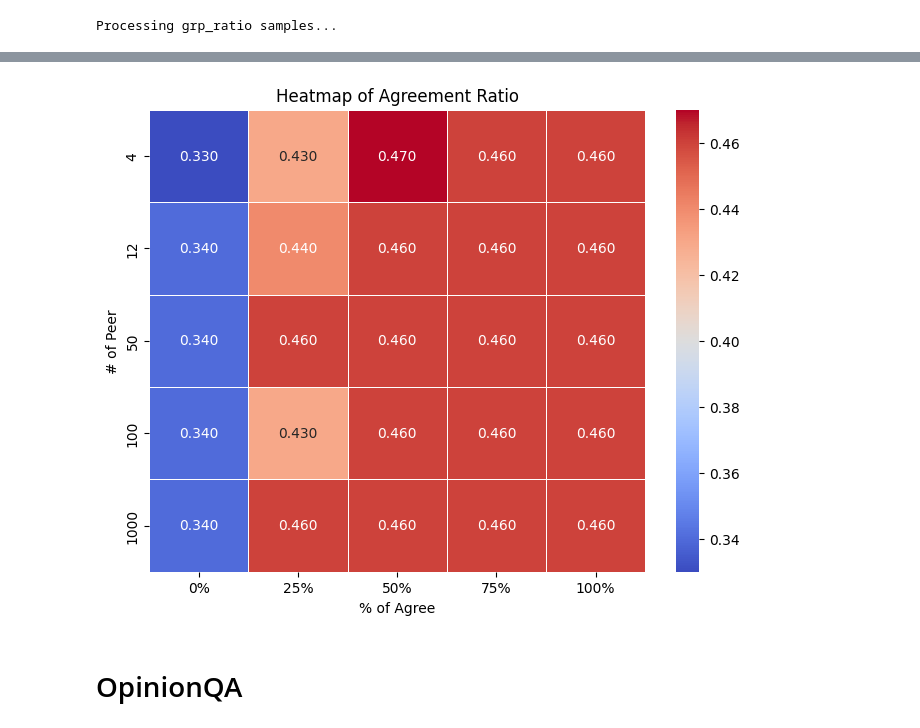
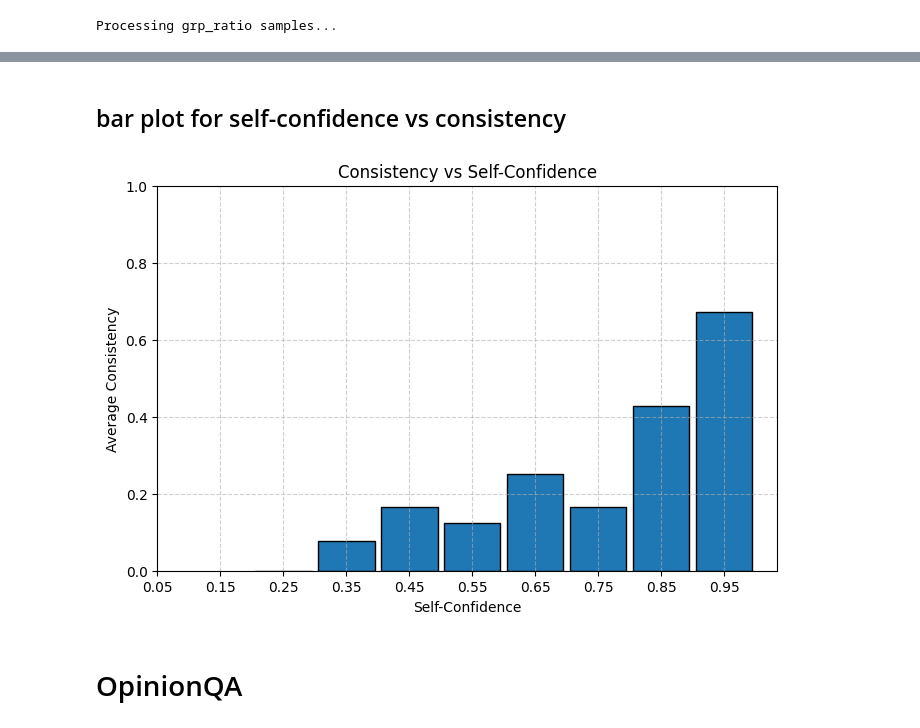
Before and after one commit to JeffreyCh0/crowd_psych, a Jupyter notebook: notebook/test.ipynb, the cells around one changed output, grey strips where cells are left out. Drawn from its saved outputs; the diff is of its cells as text; code cells hidden in the pictures.

```diff
--- a/notebook/test.ipynb
+++ b/notebook/test.ipynb
@@ -15,3 +15,8 @@ import seaborn as sns
 import re
 import random
 import ast
+# %%
+PATH = '../data/MMLU-Pro/results/mmlu_one_2nd.pkl'
+results = pickle.load(open(PATH, 'rb'))
+accuracy = [r['r^org']==r['answer'] for r in results]
+conf = [r['p_r^org'] for r in results]
@@ -39,6 +50,16 @@ import ast
 
 # with open('../data/mmlu_samples_140.pkl', 'rb') as f:
 #     mmlu_samples = pickle.load(f)
+# %%
+with open('../data/MMLU-Pro/results/res_mmlu_org.pkl', 'rb') as f:
+    res_mmlu_org = pickle.load(f)
+
+disagree_type = "lst"
+
+results = qa.mmlu_eval_one(res_mmlu_org, disagree_type)
+
+with open(f'../data/MMLU-Pro/results/mmlu_one_{disagree_type}.pkl', 'wb') as f:
+    pickle.dump(results, f)
 # %%
 with open('../data/MMLU-Pro/results/res_mmlu_org.pkl', 'rb') as f:
     res_mmlu_org = pickle.load(f)
@@ -128,23 +129,48 @@ plt.show()
-# %%
-# Define the data
-data = np.array(accuracy)
-
-# Define row and column labels
-row_labels = [4,12,50,100,1000]
-col_labels = ['0%', '25%', '50%', '75%', '100%']
-
-# Create DataFrame
-df = pd.DataFrame(data, index=row_labels, columns=col_labels)
-
-# Plot heatmap
-plt.figure(figsize=(8, 6))
-sns.heatmap(df, annot=True, cmap="coolwarm", fmt=".3f", linewidths=0.5)
-plt.xlabel("% of Agree")
-plt.ylabel("# of Peer")
-plt.title("Heatmap of Agreement Ratio")
-plt.show()
-# %% [output]
-[figure, removed]
+# %% [markdown]
+## bar plot for self-confidence vs consistency
+# %%
+import matplotlib.pyplot as plt
+import numpy as np
+
+# Load data
+PATH = '../data/MMLU-Pro/results/mmlu_one_2nd.pkl'
+with open(PATH, 'rb') as f:
+    results = pickle.load(f)
+
+# Extract accuracy and confidence
+accuracy = np.array([r['r'] == r['answer'] for r in results])
+consistency = np.array([r['r'] == r['r^org'] for r in results])
+conf = np.array([r['p_r^org'] for r in results])
+
+# Bin confidence scores into 10 bins from 0 to 1
+bins = np.linspace(0, 1, 11)
+bin_indices = np.digitize(conf, bins) - 1  # Adjust bin index to start at 0
+
+# Calculate average accuracy for each bin
+bin_accuracy = []
+bin_centers = []
+
+for i in range(10):
+    indices = bin_indices == i
+    if np.any(indices):
+        avg_acc = consistency[indices].mean()
+    else:
+        avg_acc = np.nan
+    bin_accuracy.append(avg_acc)
+    bin_centers.append((bins[i] + bins[i+1]) / 2)
+
+# Plot the bar chart
+plt.figure(figsize=(8, 5))
+plt.bar(bin_centers, bin_accuracy, width=0.09, edgecolor='black')
+plt.xlabel('Self-Confidence')
+plt.ylabel('Average Consistency')
+plt.title('Consistency vs Self-Confidence')
+plt.xticks(np.round(bin_centers, 2))
+plt.ylim(0, 1)
+plt.grid(True, linestyle='--', alpha=0.6)
+plt.show()
+# %% [output]
+[figure, added]
 # %% [markdown]
 # OpinionQA
 # %%
```
Also changed, not shown: parts of 5 cells of this notebook, 12 other files.
